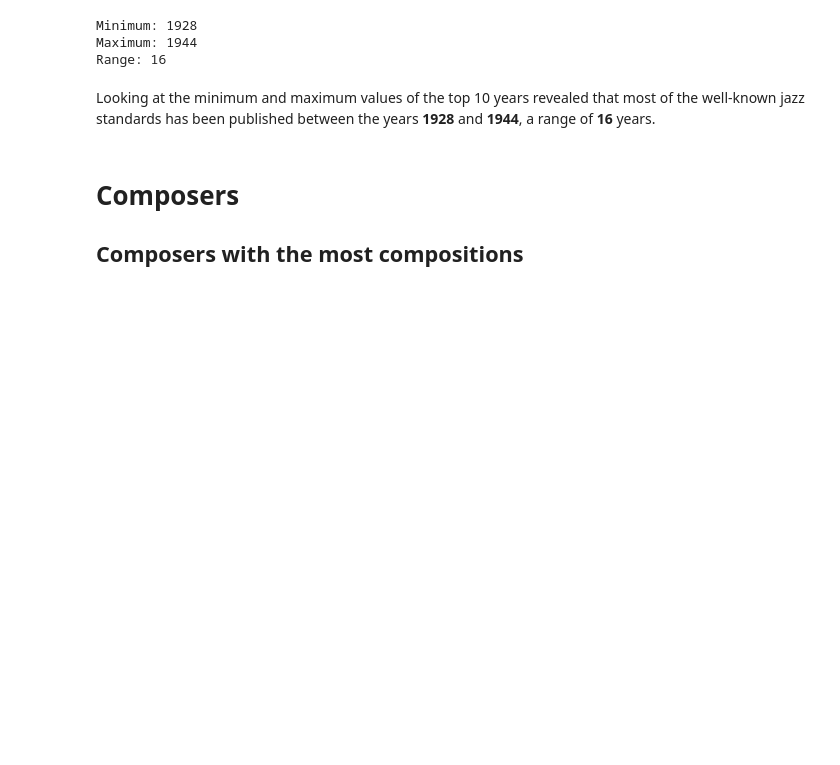
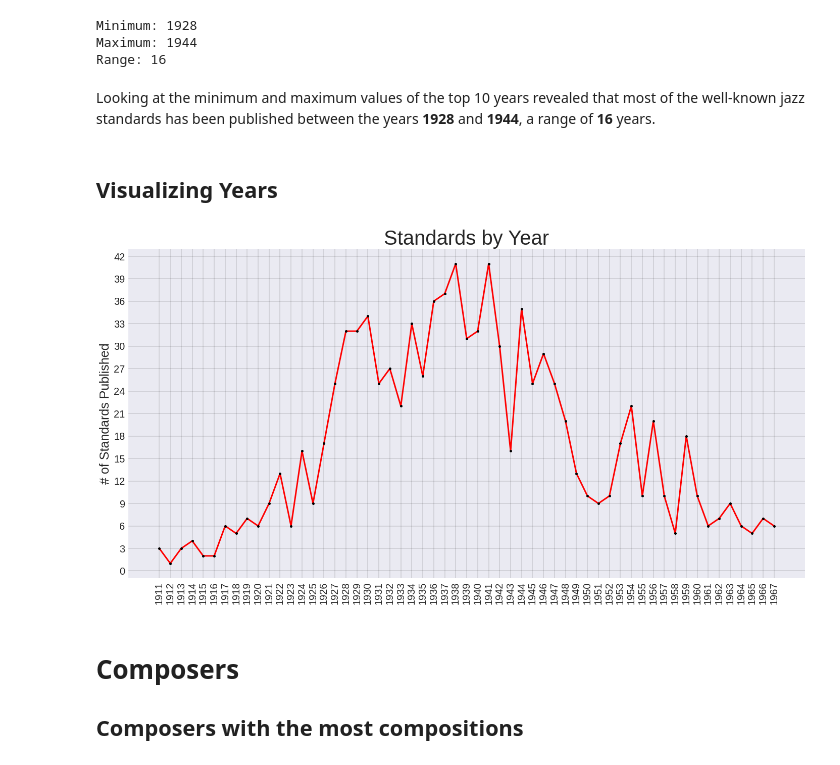
Before and after one commit to melihcanyardi/web-scraping-jazz-standards, a Jupyter notebook: An Analysis of the Jazz Standards.ipynb, the cells around one changed output. Cells and saved outputs as stored; diff of their text form; code cells hidden in the pictures; blank space fills up the shorter version.

```diff
--- a/An Analysis of the Jazz Standards.ipynb
+++ b/An Analysis of the Jazz Standards.ipynb
@@ -117,6 +101,30 @@ Maximum: 1944
 Range: 16
 # %% [markdown]
 Looking at the minimum and maximum values of the top 10 years revealed that most of the well-known jazz standards has been published between the years **1928** and **1944**, a range of **16** years.
+# %% [markdown]
+## Visualizing Years
+# %%
+x_axis = JazzStandards[(JazzStandards['Year'] != 'rad.') & (JazzStandards['Year'] > '1910') & (JazzStandards['Year'] < '1969')].groupby('Year')['Year'].count().index
+y_axis = JazzStandards[(JazzStandards['Year'] != 'rad.') & (JazzStandards['Year'] > '1910') & (JazzStandards['Year'] < '1969')].groupby('Year')['Year'].count()
+# %%
+plt.style.use('seaborn')
+
+plt.figure(figsize=(24,12))
+
+plt.plot(x_axis, y_axis, color='red', linewidth=3, marker='o', markersize=5, mfc='k')
+
+plt.title('Standards by Year', fontsize=40)
+#plt.xlabel('Years', fontsize=25)
+plt.ylabel('# of Standards Published', fontsize=25)
+
+plt.xticks(rotation=90, fontsize=20)
+plt.yticks(range(0, 43, 3), fontsize=20)
+
+plt.grid(b=True, color='k', linewidth=0.2)
+
+plt.show()
+# %% [output]
+[figure, added]
 # %% [markdown]
 # Composers
 ## Composers with the most compositions
```
Also changed, not shown: parts of 8 cells of this notebook.
